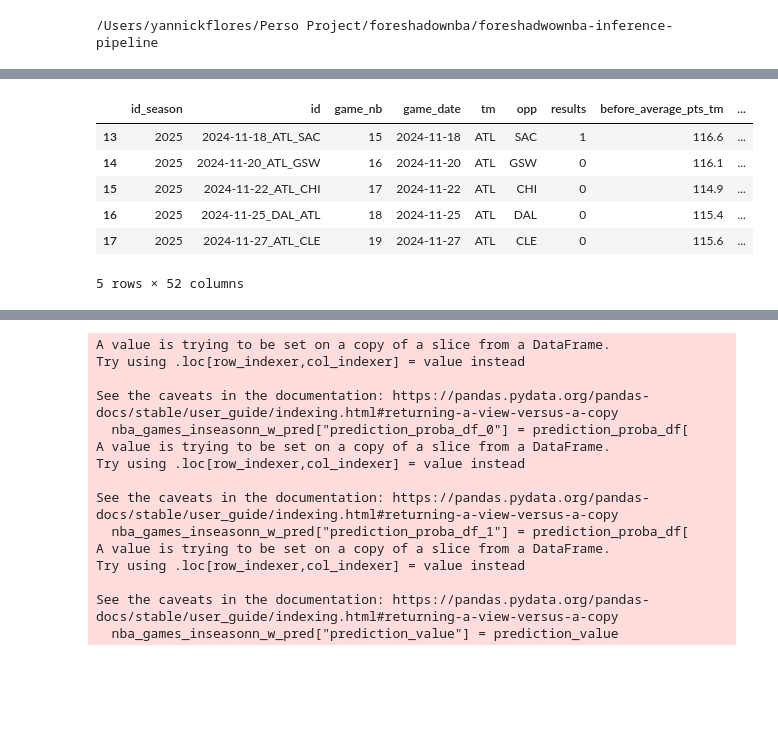
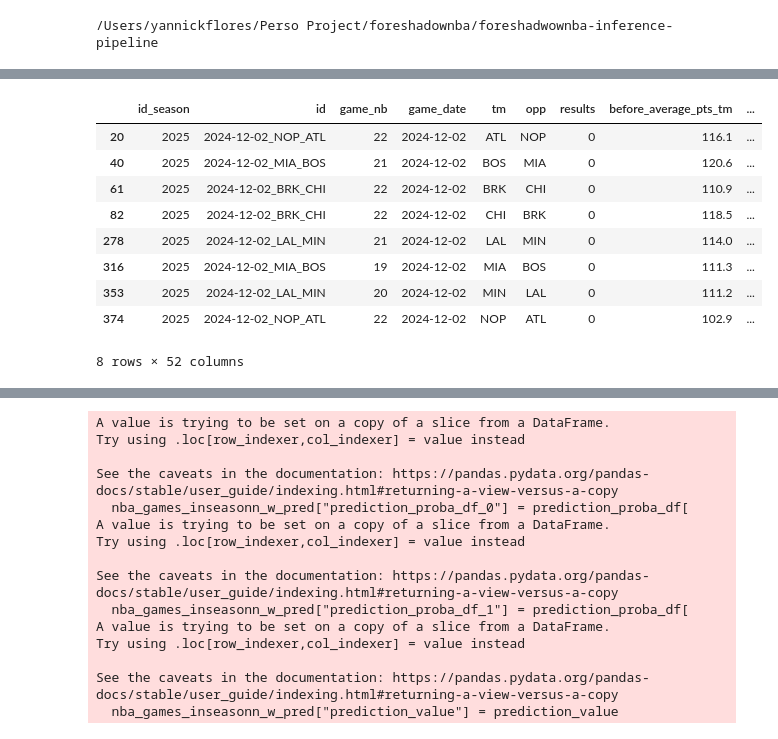
Before and after one commit to yannick-yf/foreshadwownba-inference-pipeline, a Jupyter notebook: notebooks/inference.ipynb, the cells around one changed output, grey strips where cells are left out. Cells and saved outputs as stored; diff of their text form; code cells hidden in the pictures; blank space fills up the shorter version.

```diff
--- a/notebooks/inference.ipynb
+++ b/notebooks/inference.ipynb
@@ -38,12 +48,15 @@ columns_selected.columns=['index', 'columns_name']
+# %%
+nba_games_inseason_dataset_final[nba_games_inseason_dataset_final['game_date']=='2024-12-02']
+# %% [output]
+|  | id_season | id | game_nb | game_date | tm | opp | results | before_average_pts_tm | ... |
+| 20 | 2025 | 2024-12-02_NOP_ATL | 22 | 2024-12-02 | ATL | NOP | 0 | 116.1 | ... |
+| 40 | 2025 | 2024-12-02_MIA_BOS | 21 | 2024-12-02 | BOS | MIA | 0 | 120.6 | ... |
+| 61 | 2025 | 2024-12-02_BRK_CHI | 22 | 2024-12-02 | BRK | CHI | 0 | 110.9 | ... |
+| 82 | 2025 | 2024-12-02_BRK_CHI | 22 | 2024-12-02 | CHI | BRK | 0 | 118.5 | ... |
+| 278 | 2025 | 2024-12-02_LAL_MIN | 21 | 2024-12-02 | LAL | MIN | 0 | 114.0 | ... |
+| 316 | 2025 | 2024-12-02_MIA_BOS | 19 | 2024-12-02 | MIA | BOS | 0 | 111.3 | ... |
+| 353 | 2025 | 2024-12-02_LAL_MIN | 20 | 2024-12-02 | MIN | LAL | 0 | 111.2 | ... |
+| 374 | 2025 | 2024-12-02_NOP_ATL | 22 | 2024-12-02 | NOP | ATL | 0 | 102.9 | ... |
+8 rows × 52 columns
 # %%
 column_to_select = columns_selected['columns_name'].values
-# %%
-nba_games_inseason_dataset_final[nba_games_inseason_dataset_final['tm']=='ATL'].tail()
-# %% [output]
-|  | id_season | id | game_nb | game_date | tm | opp | results | before_average_pts_tm | ... |
-| 13 | 2025 | 2024-11-18_ATL_SAC | 15 | 2024-11-18 | ATL | SAC | 1 | 116.6 | ... |
-| 14 | 2025 | 2024-11-20_ATL_GSW | 16 | 2024-11-20 | ATL | GSW | 0 | 116.1 | ... |
-| 15 | 2025 | 2024-11-22_ATL_CHI | 17 | 2024-11-22 | ATL | CHI | 0 | 114.9 | ... |
-| 16 | 2025 | 2024-11-25_DAL_ATL | 18 | 2024-11-25 | ATL | DAL | 0 | 115.4 | ... |
-| 17 | 2025 | 2024-11-27_ATL_CLE | 19 | 2024-11-27 | ATL | CLE | 0 | 115.6 | ... |
-5 rows × 52 columns
```
Also changed, not shown: parts of 2 cells of this notebook, 4 other files.
